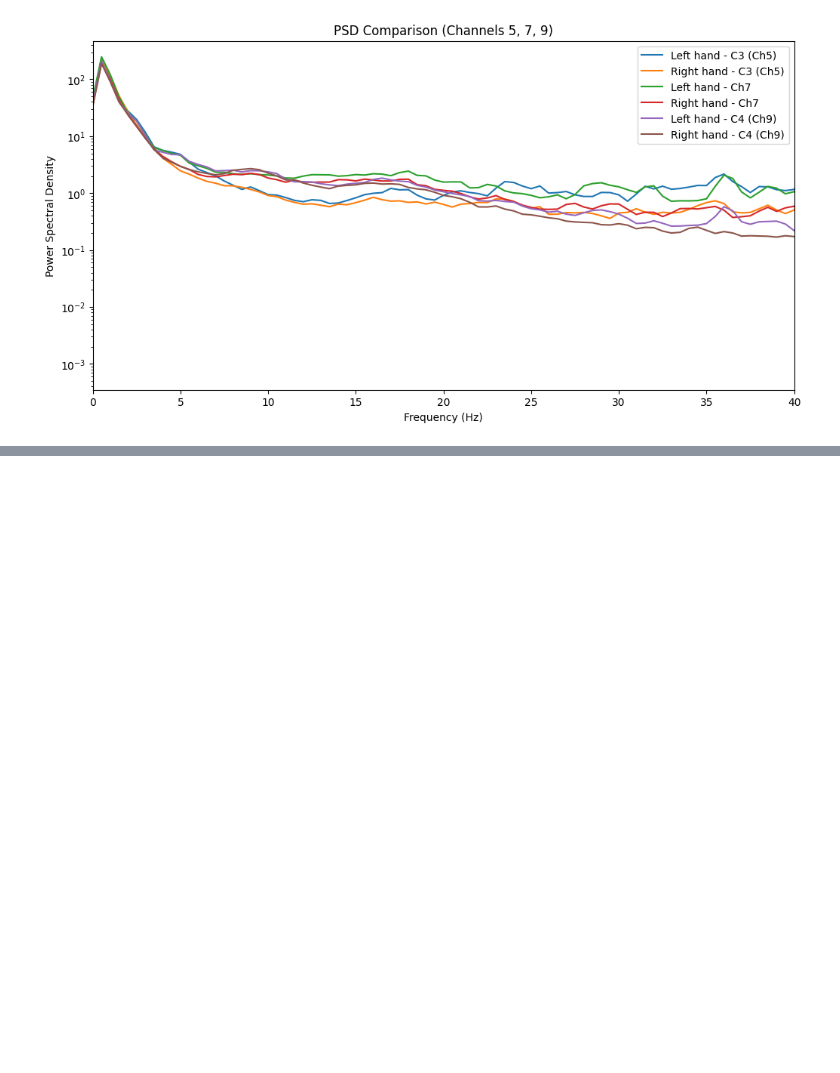
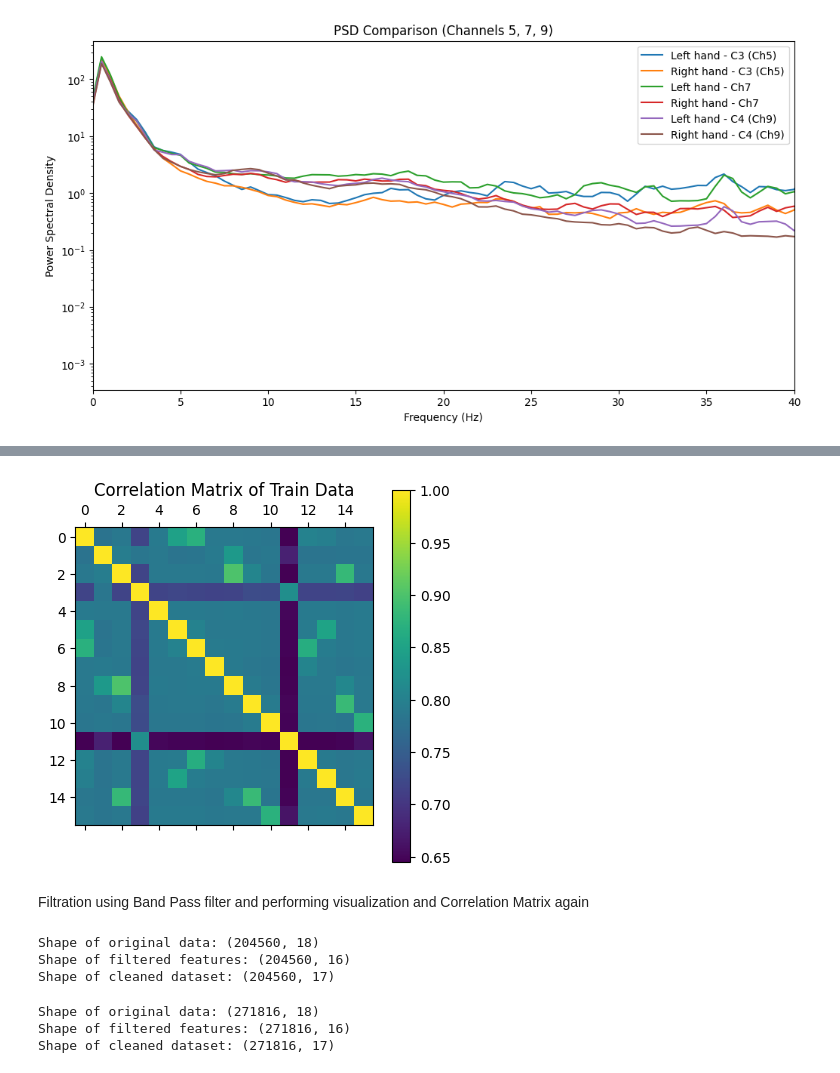
Before and after one commit to Jideco/stroke_rehab_data_analysis, a Jupyter notebook: all_channel_data_preparation_and_preprocessing.ipynb, the cells around one changed output, grey strips where cells are left out. Cells and saved outputs as stored; diff of their text form; code cells hidden in the pictures; blank space fills up the shorter version.

```diff
--- a/all_channel_data_preparation_and_preprocessing.ipynb
+++ b/all_channel_data_preparation_and_preprocessing.ipynb
@@ -154,0 +218,8 @@ plt.show()
+# %%
+selected_features = df.iloc[:, 2:]
+plt.matshow(np.corrcoef(selected_features.T))
+plt.colorbar()
+plt.title('Correlation Matrix of Train Data')
+plt.show()# Select columns from the 3rd onward (0-based indexing)
+# %% [output]
+[figure, added]
@@ -154,0 +245,66 @@ plt.show()
+# %% [markdown]
+Filtration using Band Pass filter and performing visualization and Correlation Matrix again
+# %%
+
+# Convert DataFrame to NumPy array
+test_data_array = test_df.to_numpy()
+print("Shape of original data:", test_data_array.shape)
+
+# Separate label (second column) and EEG features (all other columns except label and time)
+label = test_data_array[:, 1:2]       # second column as label
+features = np.delete(test_data_array, [0, 1], axis=1)  # remove first column (time) and second (label)
+n_channels = features.shape[1]
+
+# Initialize array for filtered features
+test_feature_f = np.zeros_like(features)
+
+# Bandpass filter parameters
+fs = 256.0
+lowcut = 7
+highcut = 30
+
+# Apply bandpass filter to each channel
+for i in range(n_channels):
+    test_feature_f[:, i] = butter_bandpass_filter(features[:, i], lowcut, highcut, fs, order=3)
+
+print('Shape of filtered features:', test_feature_f.shape)
+
+# Combine filtered EEG features with label
+test_data_cleaned = np.hstack((test_feature_f, label))
+print('Shape of cleaned dataset:', test_data_cleaned.shape)
+# %% [output]
+Shape of original data: (204560, 18)
+Shape of filtered features: (204560, 16)
+Shape of cleaned dataset: (204560, 17)
+# %%
+
+# Convert DataFrame to NumPy array
+train_data_array = df.to_numpy()
+print("Shape of original data:", train_data_array.shape)
+
+# Separate label (second column) and EEG features (all other columns except label and time)
+label = train_data_array[:, 1:2]       # second column as label
+features = np.delete(train_data_array, [0, 1], axis=1)  # remove first column (time) and second (label)
+n_channels = features.shape[1]
+
+# Initialize array for filtered features
+train_feature_f = np.zeros_like(features)
+
+# Bandpass filter parameters
+fs = 256.0
+lowcut = 7
+highcut = 30
+
+# Apply bandpass filter to each channel
+for i in range(n_channels):
+    train_feature_f[:, i] = butter_bandpass_filter(features[:, i], lowcut, highcut, fs, order=3)
+
+print('Shape of filtered features:', train_feature_f.shape)
+
+# Combine filtered EEG features with label
+train_data_cleaned = np.hstack((train_feature_f, label))
+print('Shape of cleaned dataset:', train_data_cleaned.shape)
+# %% [output]
+Shape of original data: (271816, 18)
+Shape of filtered features: (271816, 16)
+Shape of cleaned dataset: (271816, 17)
```
Also changed, not shown: parts of 14 cells of this notebook, 1 other file.
